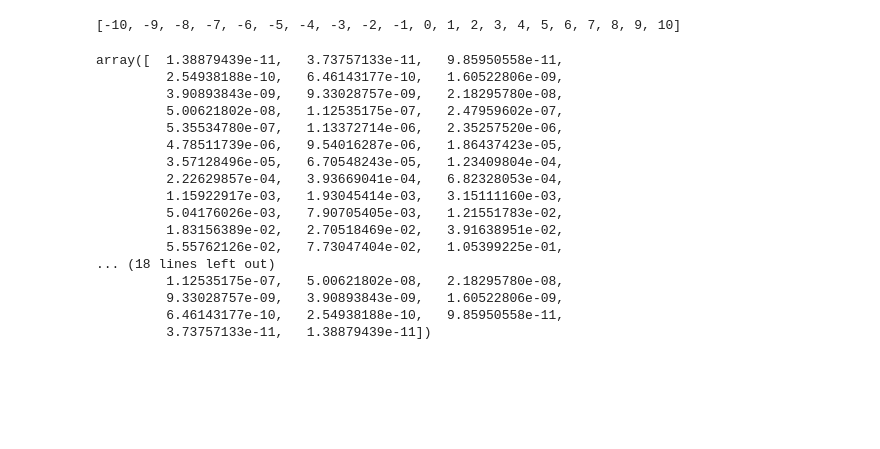
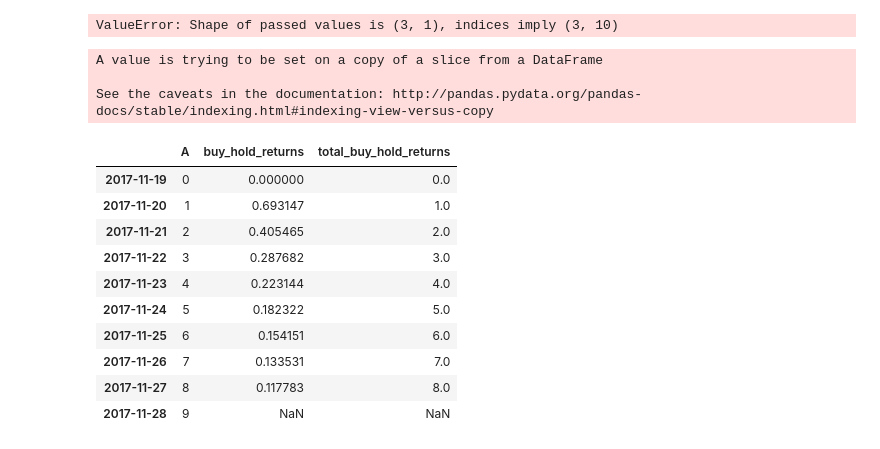
Before and after one commit to thutrangdong/coding-thesis, a Jupyter notebook: workspace_jupyter/Untitled.ipynb, the cells around one changed output. Drawn from its saved outputs; the diff is of its cells as text; code cells hidden in the pictures; blank space fills up the shorter version.

```diff
--- a/workspace_jupyter/Untitled.ipynb
+++ b/workspace_jupyter/Untitled.ipynb
@@ -1,24 +1,41 @@
-# %%
-list(range(-10,11,1))
-# %% [output]
-[-10, -9, -8, -7, -6, -5, -4, -3, -2, -1, 0, 1, 2, 3, 4, 5, 6, 7, 8, 9, 10]
-# %%
-np.exp(-(xs-0.5)**2/0.01)
-# %% [output]
-array([  1.38879439e-11,   3.73757133e-11,   9.85950558e-11,
-         2.54938188e-10,   6.46143177e-10,   1.60522806e-09,
-         3.90893843e-09,   9.33028757e-09,   2.18295780e-08,
-         5.00621802e-08,   1.12535175e-07,   2.47959602e-07,
-         5.35534780e-07,   1.13372714e-06,   2.35257520e-06,
-         4.78511739e-06,   9.54016287e-06,   1.86437423e-05,
-         3.57128496e-05,   6.70548243e-05,   1.23409804e-04,
-         2.22629857e-04,   3.93669041e-04,   6.82328053e-04,
-         1.15922917e-03,   1.93045414e-03,   3.15111160e-03,
-         5.04176026e-03,   7.90705405e-03,   1.21551783e-02,
-         1.83156389e-02,   2.70518469e-02,   3.91638951e-02,
-         5.55762126e-02,   7.73047404e-02,   1.05399225e-01,
-... (18 lines left out)
-         1.12535175e-07,   5.00621802e-08,   2.18295780e-08,
-         9.33028757e-09,   3.90893843e-09,   1.60522806e-09,
-         6.46143177e-10,   2.54938188e-10,   9.85950558e-11,
-         3.73757133e-11,   1.38879439e-11])
+# %%
+import datetime
+import pandas as pd
+import numpy as np
+
+todays_date = datetime.datetime.now().date()
+index = pd.date_range(todays_date-datetime.timedelta(10), periods=10, freq='D')
+
+columns = ['A','B', 'C']
+data = np.array([np.arange(1.0)]*3).T
+
+df = pd.DataFrame(data, index=index, columns=columns)
+del df['B']
+del df['C']
+
+df.head()
+# %% [output]
+ValueError: Shape of passed values is (3, 1), indices imply (3, 10)
+# %%
+df['buy_hold_returns'] = np.log(df.A.shift(-1)) - np.log(df.A)
+df.buy_hold_returns[0]  = 0
+#df['total_buy_hold_returns'] = 1
+df['total_buy_hold_returns'] = np.exp(df.buy_hold_returns.cumsum()) - 1
+# %% [output]
+A value is trying to be set on a copy of a slice from a DataFrame
+
+See the caveats in the documentation: http://pandas.pydata.org/pandas-docs/stable/indexing.html#indexing-view-versus-copy
+# %%
+df
+# %% [output]
+|  | A | buy_hold_returns | total_buy_hold_returns |
+| 2017-11-19 | 0 | 0.000000 | 0.0 |
+| 2017-11-20 | 1 | 0.693147 | 1.0 |
+| 2017-11-21 | 2 | 0.405465 | 2.0 |
+| 2017-11-22 | 3 | 0.287682 | 3.0 |
+| 2017-11-23 | 4 | 0.223144 | 4.0 |
+| 2017-11-24 | 5 | 0.182322 | 5.0 |
+| 2017-11-25 | 6 | 0.154151 | 6.0 |
+| 2017-11-26 | 7 | 0.133531 | 7.0 |
+| 2017-11-27 | 8 | 0.117783 | 8.0 |
+| 2017-11-28 | 9 | NaN | NaN |
```
Also changed, not shown: parts of 1 cell of this notebook, 4 other files.
